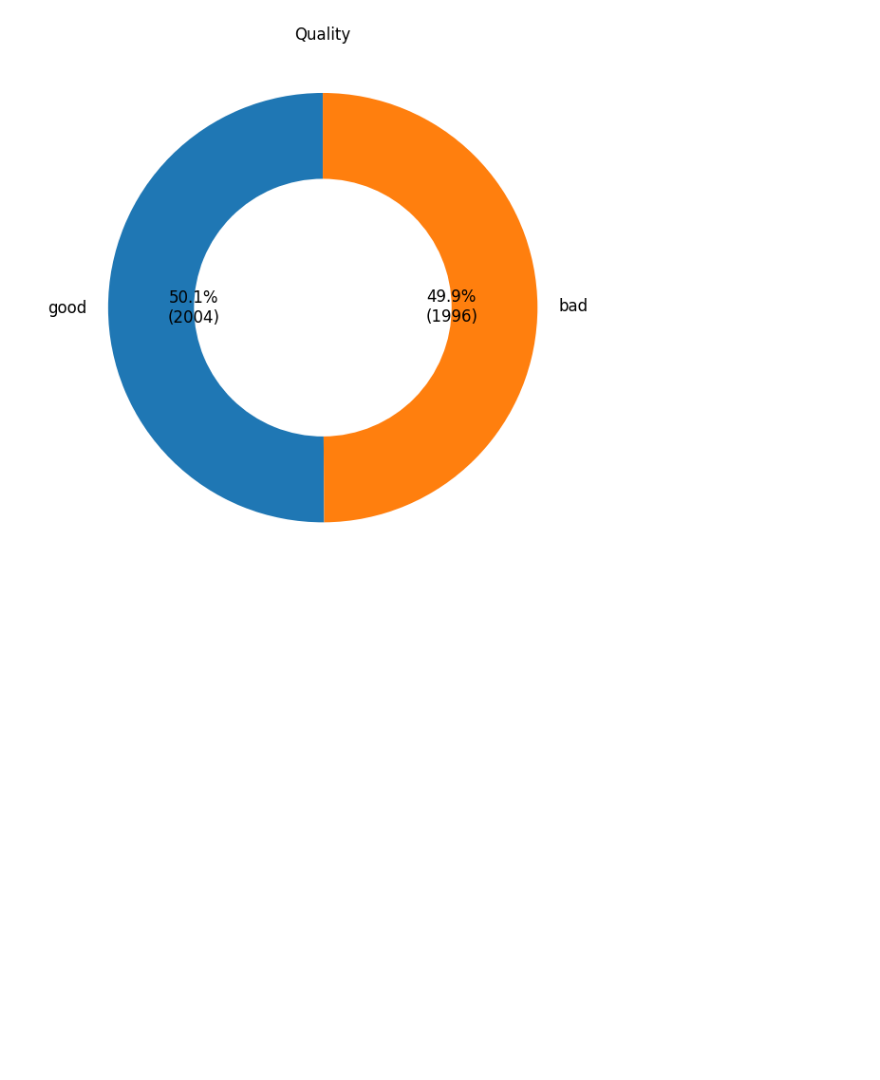
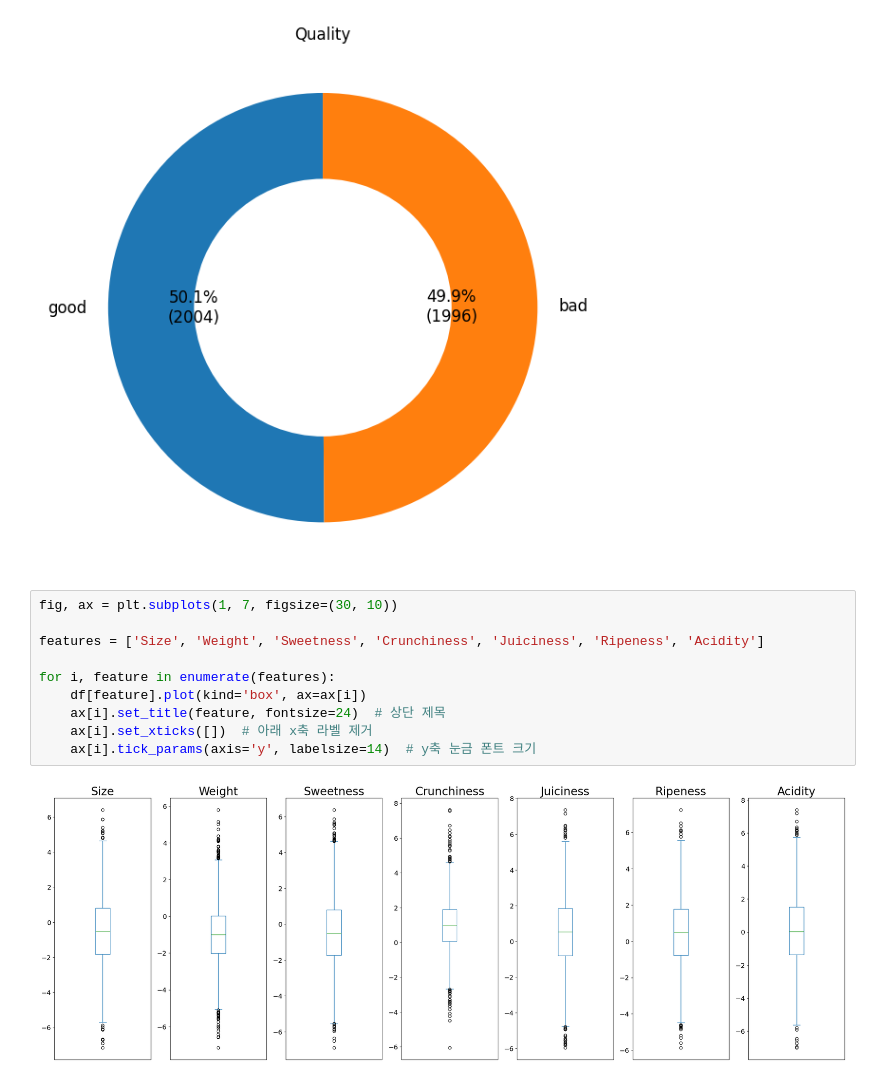
Before and after one commit to YiseoY/SKN14-EDA-2Team, a Jupyter notebook: jungi_eda/Report.ipynb, the cells around one changed output. Saved outputs shown, nothing was run; the diff lists cells and outputs as text; blank space fills up the shorter version.

```diff
--- a/jungi_eda/Report.ipynb
+++ b/jungi_eda/Report.ipynb
@@ -48,3 +48,15 @@ plt.tight_layout()
 plt.show()
 # %% [output]
 [figure]
+# %%
+fig, ax = plt.subplots(1, 7, figsize=(30, 10))
+
+features = ['Size', 'Weight', 'Sweetness', 'Crunchiness', 'Juiciness', 'Ripeness', 'Acidity']
+
+for i, feature in enumerate(features):
+    df[feature].plot(kind='box', ax=ax[i])
+    ax[i].set_title(feature, fontsize=24)  # 상단 제목
+    ax[i].set_xticks([])  # 아래 x축 라벨 제거
+    ax[i].tick_params(axis='y', labelsize=14)  # y축 눈금 폰트 크기
+# %% [output]
+[figure, added]
```
Also changed, not shown: parts of 2 cells of this notebook, 3 other files.
